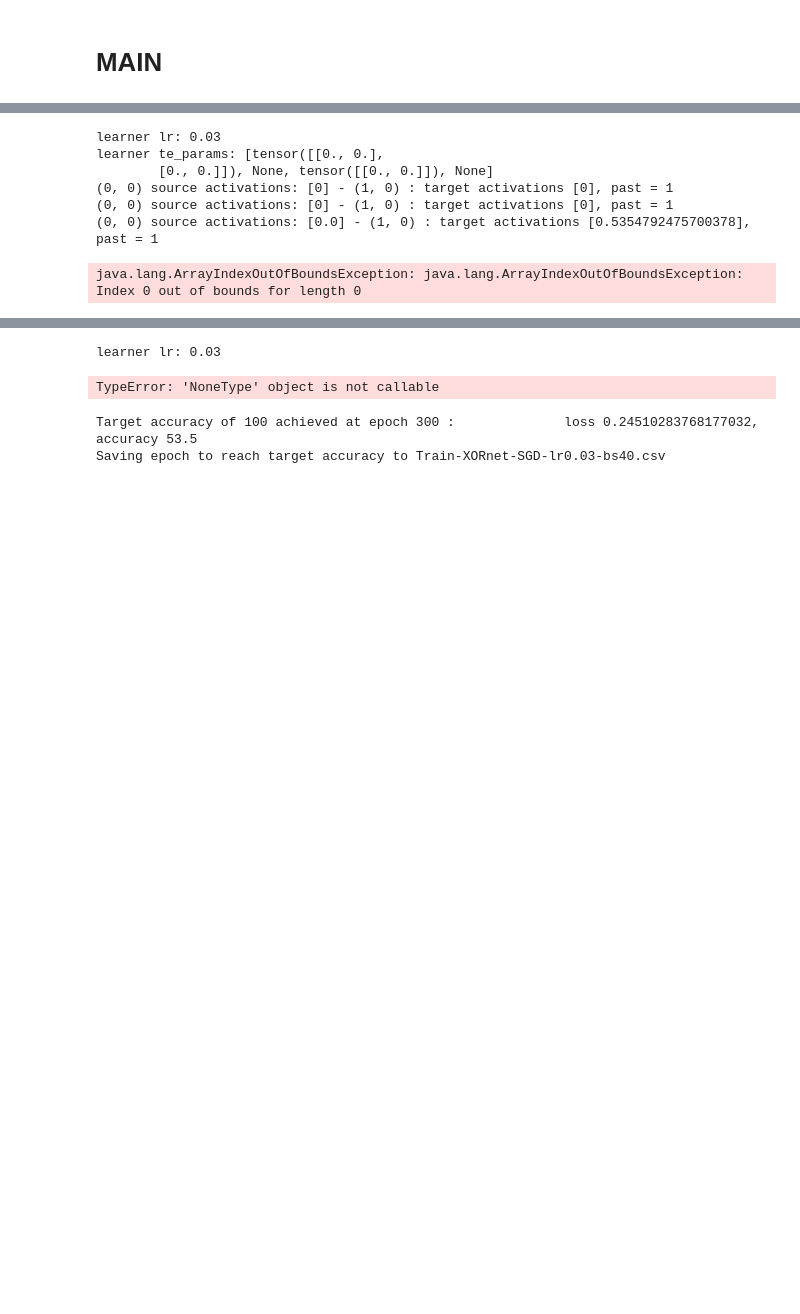
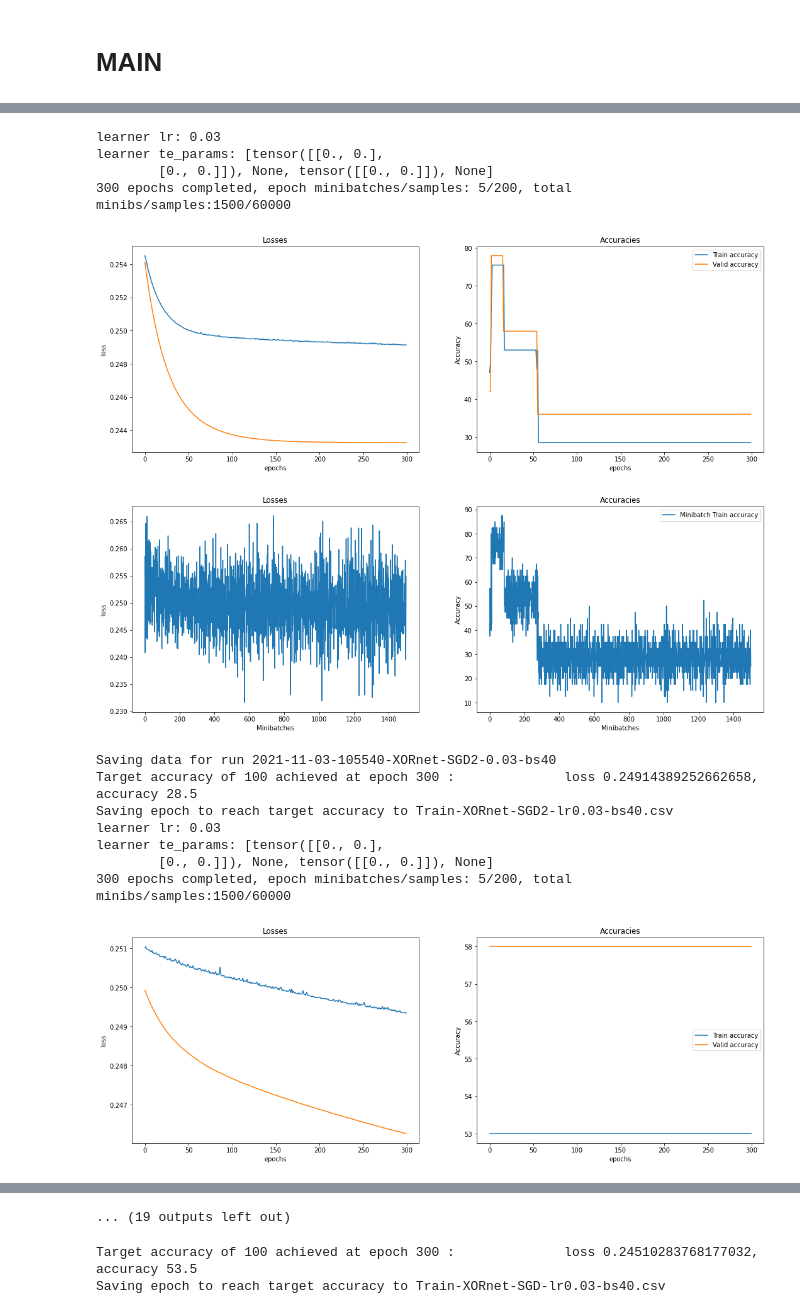
Before and after one commit to IsisChameleon/CSYS5030, a Jupyter notebook: Assignment2/xor-v5.ipynb, the cells around one changed output, grey strips where cells are left out. Drawn from its saved outputs; the diff is of its cells as text; code cells hidden in the pictures; blank space fills up the shorter version.

```diff
--- a/Assignment2/xor-v5.ipynb
+++ b/Assignment2/xor-v5.ipynb
@@ -929,34 +1030,33 @@ def train(lr=0.03, bs=40, num_samples=200, g=0.7, epochs=100, past=40, opt_name=
 # %%
 
 
-calculator_params = {
-    'te': {
-        'target_history': 1,
-        'source_history': 1
-    }
-}
-
-train_params = {
+train_params_SGD2WithTE = {
     'lr' : 0.03, #0.03, 0.025 in paper
-    'bs' : 1,
+    'bs' : 40,
     'past' : 40,
     'num_samples' : 200,
     'g' : 0.7,
     'epochs': 300, #100
-    'opt_name': 'adam',
+    'opt_name': 'SGD2',
     'calculator_params': calculator_params,
     'withTE': True
 }
 
-datasets, loaders = get_data(train_params.bs, train_params.num_samples)
 
-
-activation_collector, teCalc, lg = train(**train_params)
+for i in range(10):
+    activation_collector, teCalc, lg = train(**train_params_SGD2WithTE)
 # %% [output]
 learner lr: 0.03
 learner te_params: [tensor([[0., 0.],
         [0., 0.]]), None, tensor([[0., 0.]]), None]
-(0, 0) source activations: [0] - (1, 0) : target activations [0], past = 1
-(0, 0) source activations: [0] - (1, 0) : target activations [0], past = 1
-(0, 0) source activations: [0.0] - (1, 0) : target activations [0.5354792475700378], past = 1
+300 epochs completed, epoch minibatches/samples: 5/200, total minibs/samples:1500/60000
+[figure, added]
+[figure, added]
-java.lang.ArrayIndexOutOfBoundsException: java.lang.ArrayIndexOutOfBoundsException: Index 0 out of bounds for length 0
+Saving data for run 2021-11-03-105540-XORnet-SGD2-0.03-bs40
+Target accuracy of 100 achieved at epoch 300 :              loss 0.24914389252662658, accuracy 28.5
+Saving epoch to reach target accuracy to Train-XORnet-SGD2-lr0.03-bs40.csv
+learner lr: 0.03
+learner te_params: [tensor([[0., 0.],
+        [0., 0.]]), None, tensor([[0., 0.]]), None]
+300 epochs completed, epoch minibatches/samples: 5/200, total minibs/samples:1500/60000
+[figure, added]
@@ -963,17 +1082,4 @@ java.lang.ArrayIndexOutOfBoundsException: java.lang.ArrayIndexOutOfBoundsExcepti
+... (19 outputs left out)
-# %%
-for i in range(10):
-    activation_collector, teCalc, lg = train(lr=lr, bs=bs, num_samples=num_samples, g=g, epochs=epochs, past=bs, opt_name=opt_name, calculator_params=calculator_params, withTE=False)
-
-opt_name = 'SGD2'
-for i in range(10):
-    activation_collector, teCalc, lg = train(lr=lr, bs=bs, num_samples=num_samples, g=g, epochs=epochs, past=bs, opt_name=opt_name, calculator_params=calculator_params, withTE=False)
-
-opt_name = 'SGD2'
-for i in range(10):
-    activation_collector, teCalc, lg = train(lr=lr, bs=bs, num_samples=num_samples, g=g, epochs=epochs, past=bs, opt_name=opt_name, calculator_params=calculator_params, withTE=True)
-# %% [output]
-learner lr: 0.03
-TypeError: 'NoneType' object is not callable
 # %%
 lg.save('Train', 100)
 # %% [output]
```
Also changed, not shown: parts of 11 cells of this notebook, 1 other file.
